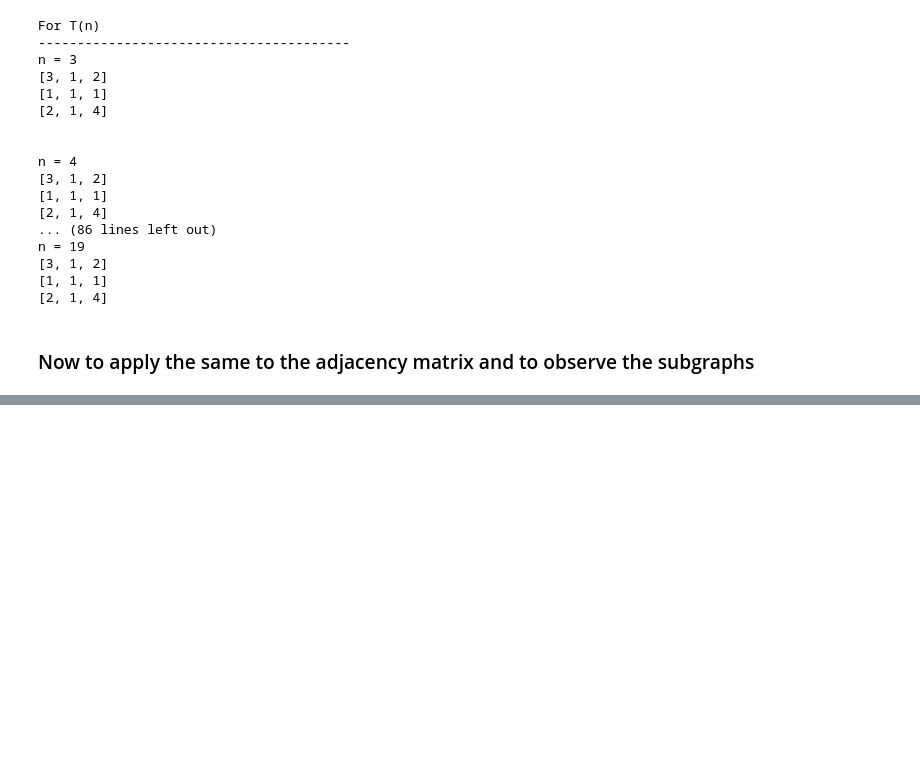
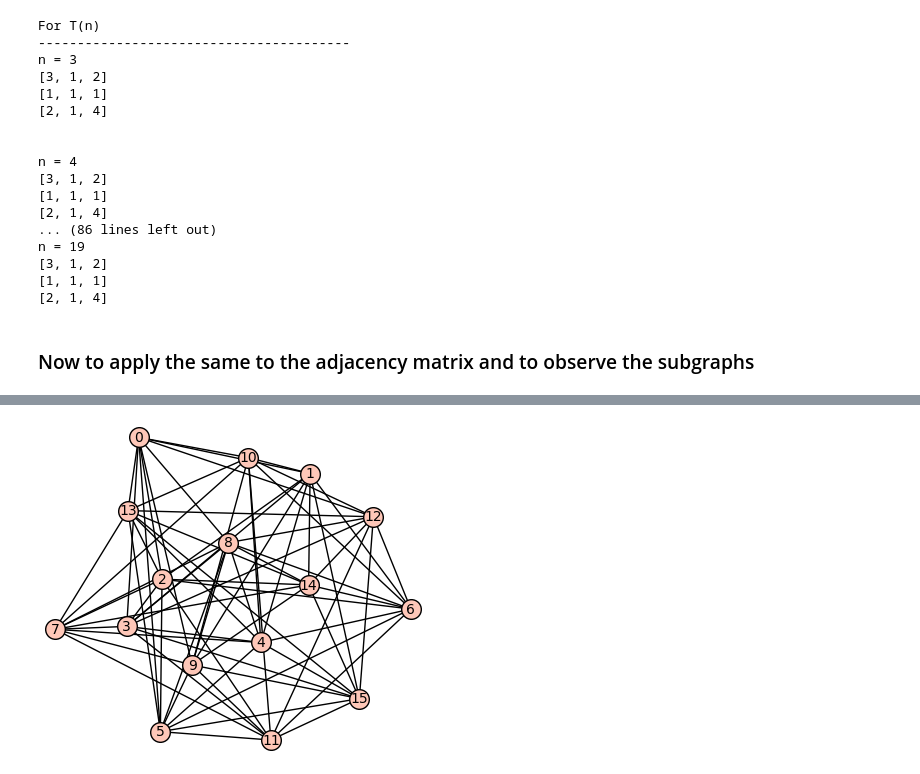
Before and after one commit to yujiho1910/FYP, a Jupyter notebook: sagemath_files/meeting_generics.ipynb, the cells around one changed output, grey strips where cells are left out. Saved outputs shown, nothing was run; the diff lists cells and outputs as text; code cells hidden in the pictures; blank space fills up the shorter version.

```diff
--- a/sagemath_files/meeting_generics.ipynb
+++ b/sagemath_files/meeting_generics.ipynb
@@ -315,0 +460,4 @@ n = 19
+# %%
+Graph(A2).show()
+# %% [output]
+[figure, added]
```
Also changed, not shown: parts of 35 cells of this notebook, 8 other files.
